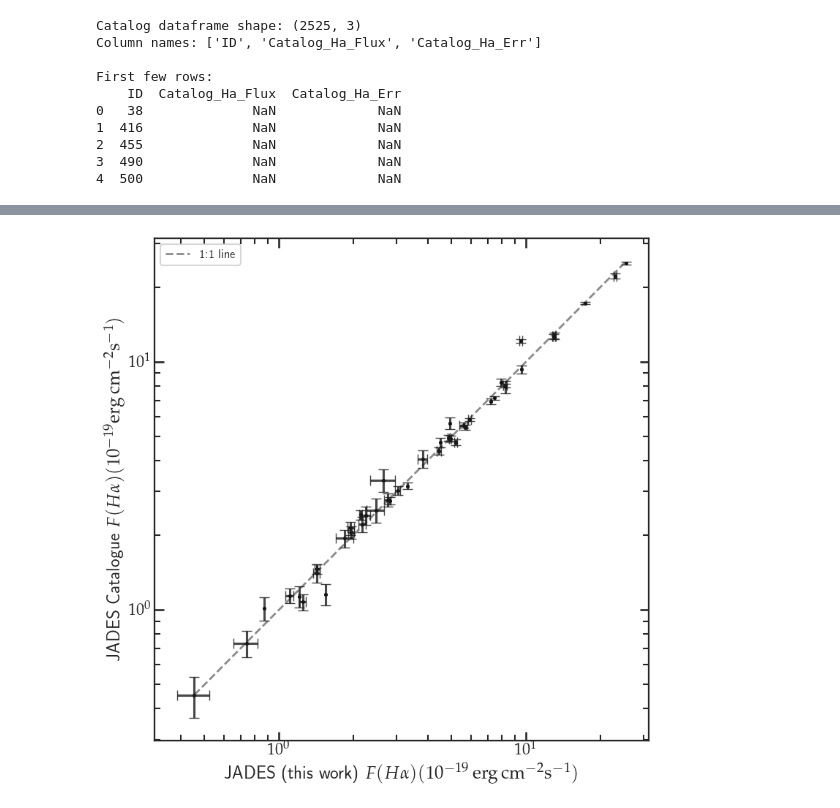
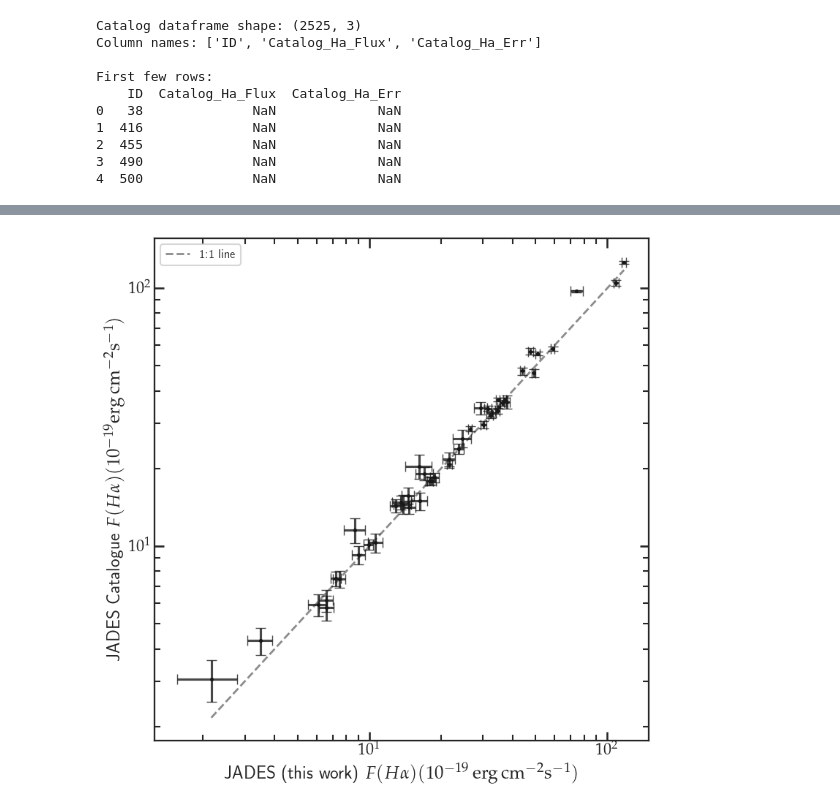
Before and after one commit to NGomez-inaoe/JWST-Data, a Jupyter notebook: Medium_Resolution/compare_flux.ipynb, the cells around one changed output, grey strips where cells are left out. Saved outputs shown, nothing was run; the diff lists cells and outputs as text; code cells hidden in the pictures.

```diff
--- a/Medium_Resolution/compare_flux.ipynb
+++ b/Medium_Resolution/compare_flux.ipynb
@@ -416,7 +416,7 @@ with fits.open(catalog_file) as file:
     Cat_Ha = data['Ha_6563_flux']
     Cat_Ha_er = data['HA_6563_err']
 # %%
-df = pd.read_csv("/home/nicolas/Documents/Research/PhD/JWST-Data/Medium_Resolution/Output_data/Line_fluxes_combined.tsv", sep='\t')
+df = pd.read_csv("/home/nicolas/Documents/Research/PhD/JWST-Data/Medium_Resolution/Output_data/Line_fluxes_combined_v5_optimal.tsv", sep='\t')
 
 #Guardar columnas en arrays
 ID_array = df.iloc[:,0].to_numpy()
@@ -574,7 +574,7 @@ scale=10
 # Create scatter plot with color coding by redshift
 scatter = ax.scatter(
     scale*merged_df['JADES_Ha_Flux'],
-    scale*merged_df['Catalog_Ha_Flux']/(1+merged_df['Redshift']),
+    scale*merged_df['Catalog_Ha_Flux'],
     s=10,
     alpha=1,
     color='black',
@@ -586,39 +586,39 @@ scatter = ax.scatter(
 
 ax.errorbar(
     scale*merged_df['JADES_Ha_Flux'],
-    scale*merged_df['Catalog_Ha_Flux']/(1+merged_df['Redshift']),
+    scale*merged_df['Catalog_Ha_Flux'],
     xerr=scale*merged_df['JADES_Ha_Err'],
-    yerr=scale*merged_df['Catalog_Ha_Err']/(1+merged_df['Redshift']),
+    yerr=scale*merged_df['Catalog_Ha_Err'],
     fmt='none',
     ecolor='k',
     alpha=0.8,
     capsize=5,
     markersize=3,
 )
 
 # Add diagonal reference line
 flux_range = [
    scale* min(merged_df['JADES_Ha_Flux'].min(), merged_df['JADES_Ha_Flux'].min()),
     scale* max(merged_df['JADES_Ha_Flux'].max(), merged_df['JADES_Ha_Flux'].max())
 ]
 ax.plot(flux_range,flux_range, 'k--', alpha=0.5, linewidth=2, label='1:1 line')
 
 # Labels and title
 ax.set_xlabel(r'JADES (this work) $F (H\alpha) (10^{-19} \, \mathrm{erg \, cm^{-2} s^{-1}})$')
 ax.set_ylabel(r'JADES Catalogue $F (H\alpha) (10^{-19} \mathrm{erg \, cm^{-2} s^{-1})}$')
 ax.minorticks_on()
 
 ax.grid(False)
 
 plt.xscale('log')
 plt.yscale('log')
 
 
 ax.legend(fontsize=12)
 plt.tight_layout()
-#plt.savefig(plots_folder / '_Comparison_Ha.pdf')
+plt.savefig(plots_folder / '_Comparison_Ha.pdf')
 plt.show()
 
 plt.close()
 # %% [output]
-[figure, old version]
+[figure, new version]
```
Also changed, not shown: parts of 10 cells of this notebook, 13 other files.
